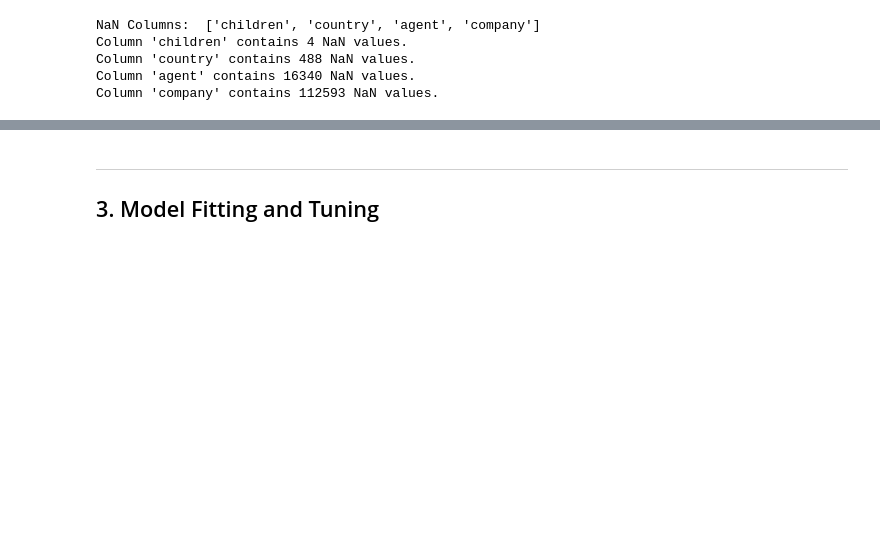
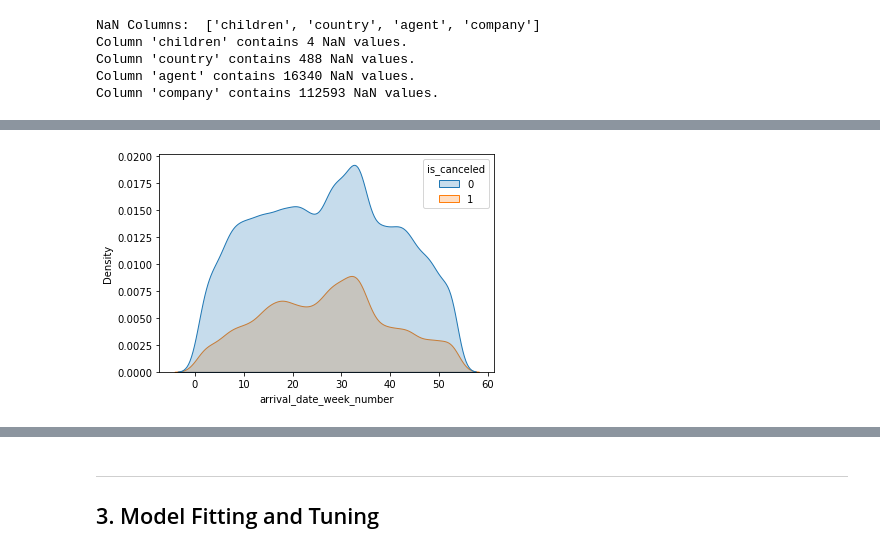
Before and after one commit to williamjones7/MachineLearningProj2, a Jupyter notebook: project2.ipynb, the cells around one changed output, grey strips where cells are left out. Cells and saved outputs as stored; diff of their text form; code cells hidden in the pictures; blank space fills up the shorter version.

```diff
--- a/project2.ipynb
+++ b/project2.ipynb
@@ -186 +224,9 @@ encoded_df
+# %%
+for col in df.columns:
+    if type(col) ==
+
+sns.kdeplot(data = df, x = 'arrival_date_week_number', hue = 'is_canceled', fill = 'true')
+plt.show()
+# %% [output]
+[figure, added]
 # %%
```
Also changed, not shown: parts of 26 cells of this notebook.
